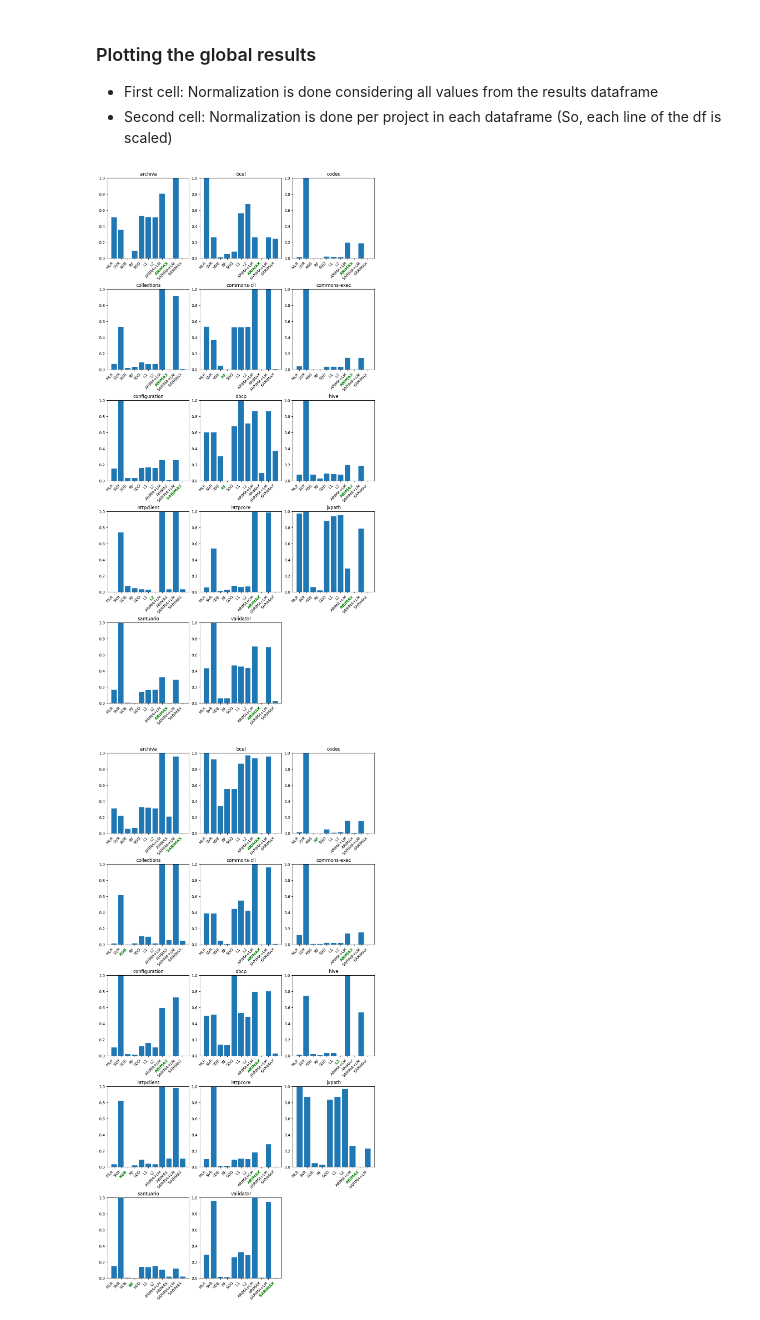
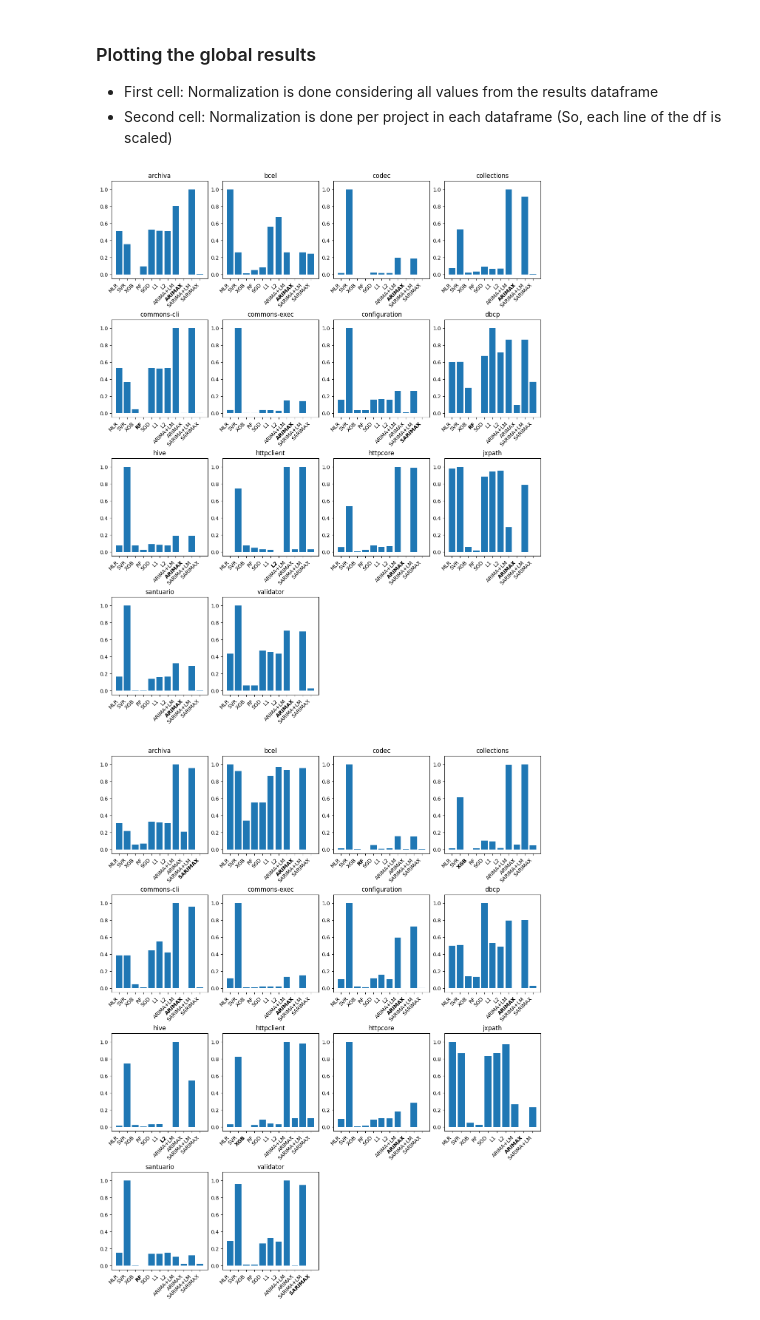
Before and after one commit to robredomikel/arimax_ts, a Jupyter notebook: codes/visualization.ipynb, the cells around one changed output. Drawn from its saved outputs; the diff is of its cells as text; code cells hidden in the pictures.

Commit message:
final figures and tables for non-aggregated display

```diff
--- a/codes/visualization.ipynb
+++ b/codes/visualization.ipynb
@@ -588,7 +588,7 @@ df_mae = pd.DataFrame(index=projects, columns=["projects"]+ml_models)
 df_rmse = pd.DataFrame(index=projects, columns=["projects"]+ml_models)
 
 # Time frame key
-timeframe = "biweekly"
+timeframe = "monthly"
 
 for result_path in results_paths:
 
@@ -662,7 +662,7 @@ for file in os.listdir(os.path.join(DATA_PATH, "global_figure_results")):
     df = pd.read_csv(os.path.join(DATA_PATH, "global_figure_results", file), index_col=["projects"])
 
     # Set up a grid of subplots
-    fig, axes = plt.subplots(nrows=5, ncols=3, figsize=(10, 20), constrained_layout=True)
+    fig, axes = plt.subplots(nrows=4, ncols=4, figsize=(10, 20), constrained_layout=True)
     axes = axes.flatten()  # Flatten the 2D array of axes for easy iteration
 
     # Scaling the dataframe
@@ -715,7 +715,7 @@ for file in os.listdir(os.path.join(DATA_PATH, "global_figure_results")):
     df = pd.read_csv(os.path.join(DATA_PATH, "global_figure_results", file), index_col=["projects"])
 
     # Set up a grid of subplots
-    fig, axes = plt.subplots(nrows=5, ncols=3, figsize=(10, 20), constrained_layout=True)
+    fig, axes = plt.subplots(nrows=4, ncols=4, figsize=(12, 15), constrained_layout=True)
     axes = axes.flatten()  # Flatten the 2D array of axes for easy iteration
 
     # Scaling the dataframe
@@ -723,35 +723,36 @@ for file in os.listdir(os.path.join(DATA_PATH, "global_figure_results")):
 
     # Plot each project's results in a separate subplot
     for i, (project, ax) in enumerate(zip(projects, axes)):
 
         scores = df.loc[project]
         winner_index = scores.idxmin().upper()
         scaled_vals = (df.loc[project] - df.loc[project].min()) / (df.loc[project].max() - df.loc[project].min())
         bars = ax.bar(model_names, scaled_vals, color='blue')
         ax.bar(model_names, scaled_vals)
         # ax.bar(model_names, df.loc[project])
         ax.set_title(project)
-        ax.set_ylim(0, 1)  # Assuming the data is normalized between 0 and 1
+        #ax.margins(y=0.1)
+        ax.set_ylim(-0.05, 1.1)  # Assuming the data is normalized between 0 and 1
         ax.set_xticklabels(model_names, rotation=45, ha='right')
 
         # bars[model_names.index(winner_index)].set_color('blue')
 
         for tick_label in ax.get_xticklabels():
 
             if tick_label.get_text() == winner_index:
                 tick_label.set_fontweight('bold')
-                tick_label.set_color('green')
+                #tick_label.set_color('green')
             elif tick_label.get_text() == winner_index:
                 tick_label.set_fontweight('bold')
-                tick_label.set_color('green')
+                #tick_label.set_color('green')
 
     # Hide any unused subplots (if there are any)
     for j in range(i + 1, len(axes)):
         fig.delaxes(axes[j])
 
     # Show the plot
     plt.savefig(os.path.join(DATA_PATH, "global_figure_results", f"{clean_name}.pdf"))
     plt.show()
 # %% [output]
-[figure, old version]
+[figure, new version]
-[figure, old version]
+[figure, new version]
```
Also changed, not shown: parts of 1 cell of this notebook, 6 other files.
